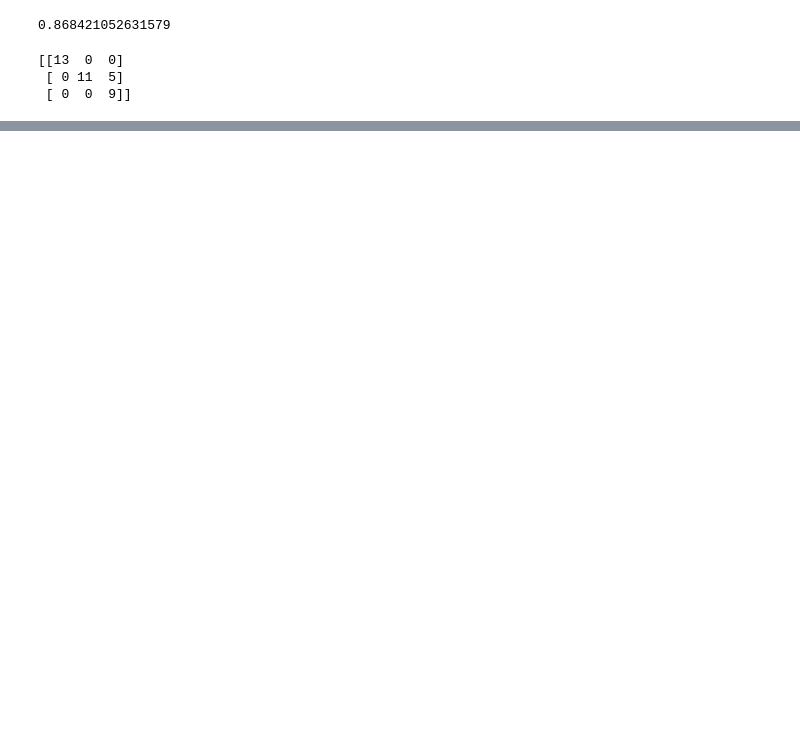
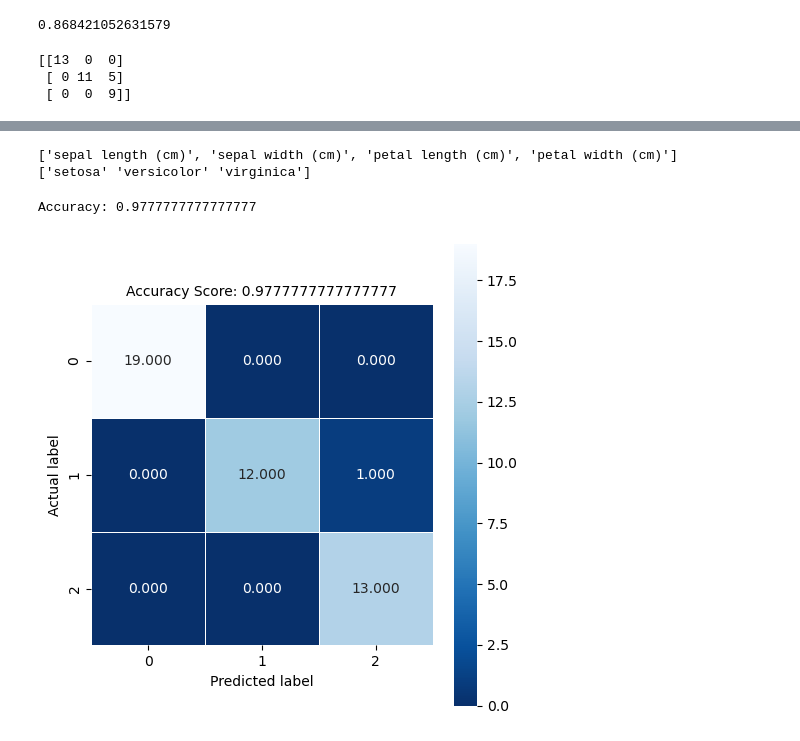
Before and after one commit to EldritchEli/DataScienceAndAI, a Jupyter notebook: Assignment2/Assignment 2.ipynb, the cells around one changed output, grey strips where cells are left out. Drawn from its saved outputs; the diff is of its cells as text; code cells hidden in the pictures; blank space fills up the shorter version.

```diff
--- a/Assignment2/Assignment 2.ipynb
+++ b/Assignment2/Assignment 2.ipynb
@@ -521,0 +399,10 @@ No it is clear that the confusion that happens is between classes 1 and 2. Where
+# %%
+#Load dataset
+iris = datasets.load_iris()
+print(iris.feature_names)
+#prints ['sepal length (cm)', 'sepal width (cm)', 'petal length (cm)', 'petal width (cm)']
+print(iris.target_names)
+#prints ['setosa' 'versicolor' 'virginica']
+# %% [output]
+['sepal length (cm)', 'sepal width (cm)', 'petal length (cm)', 'petal width (cm)']
+['setosa' 'versicolor' 'virginica']
@@ -521,0 +413,23 @@ No it is clear that the confusion that happens is between classes 1 and 2. Where
+# %%
+X_train, X_test, y_train, y_test = train_test_split(iris.data, iris.target, test_size=0.3)
+
+knn = neighbors.KNeighborsClassifier(n_neighbors=13, weights='uniform')
+knn.fit(X_train,y_train)
+y_pred = knn.predict(X_test)
+
+# Prints Model accuracy (how often our classifier is correct)
+score=metrics.accuracy_score(y_test, y_pred)
+
+print("Accuracy:", score)
+
+cm = metrics.confusion_matrix(y_test, y_pred)
+plt.figure(figsize=(5,5))
+sns.heatmap(cm, annot=True, fmt=".3f", linewidths=.5, square = True, cmap = 'Blues_r');
+plt.ylabel('Actual label');
+plt.xlabel('Predicted label');
+all_sample_title = 'Accuracy Score: {0}'.format(score)
+plt.title(all_sample_title, size = 10);
+plt.savefig('cm_assignment2_1.png')
+# %% [output]
+Accuracy: 0.9777777777777777
+[figure, added]
```
Also changed, not shown: parts of 36 cells of this notebook.
